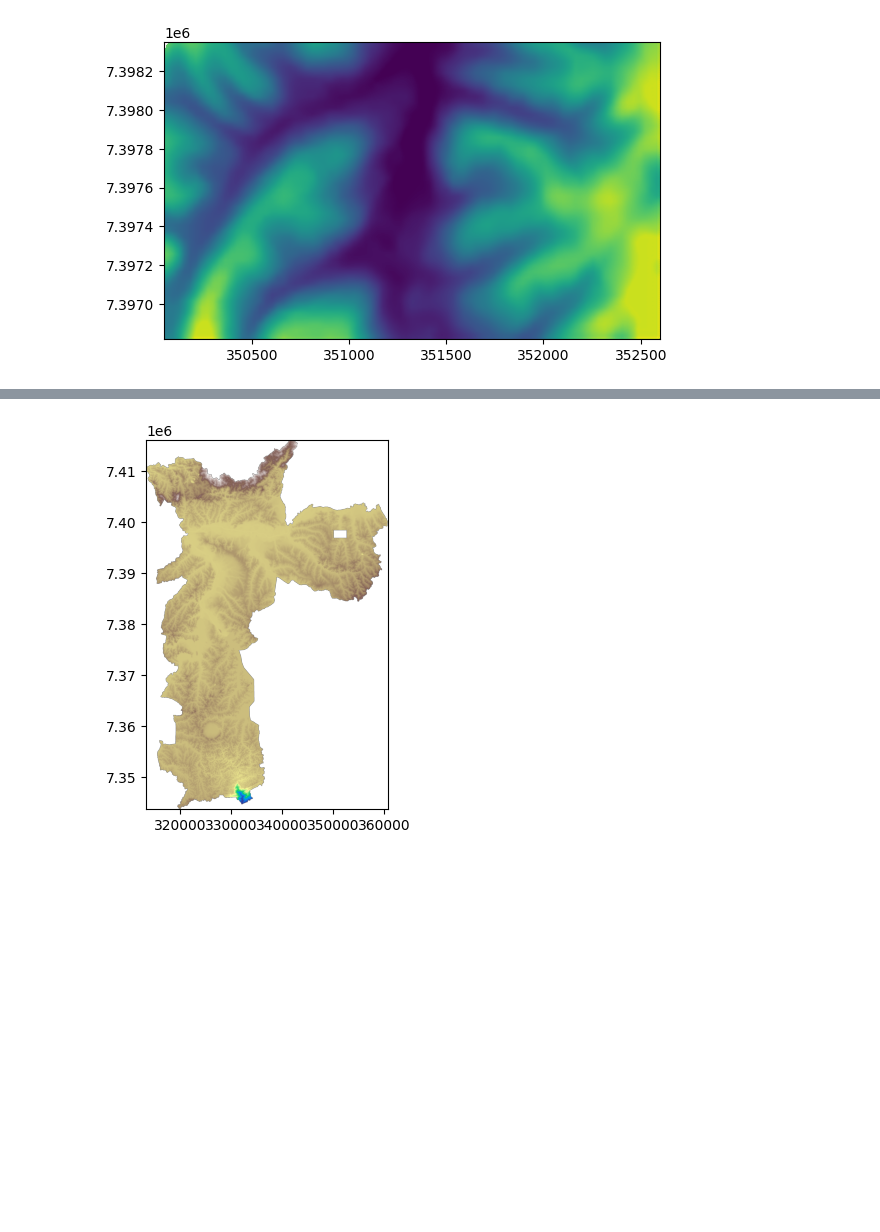
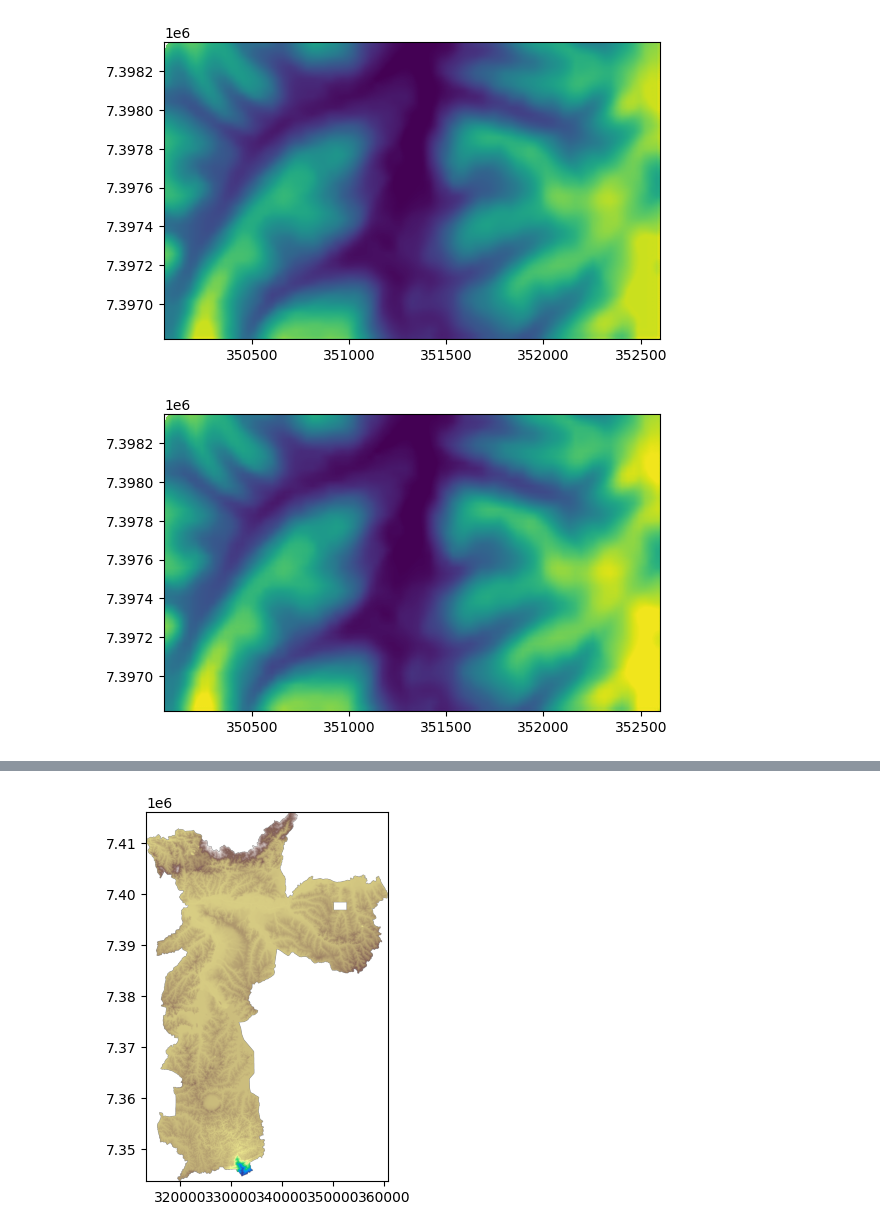
Before and after one commit to anaparraf/capstone_ipt, a Jupyter notebook: src/view.ipynb, the cells around one changed output, grey strips where cells are left out. Saved outputs shown, nothing was run; the diff lists cells and outputs as text; code cells hidden in the pictures; blank space fills up the shorter version.

```diff
--- a/src/view.ipynb
+++ b/src/view.ipynb
@@ -14,4 +14,12 @@ with rasterio.open(fp) as src:
     show(src)
 # %% [output]
 [figure]
+# %%
+import rasterio
+from rasterio.plot import show
+fp = "../output/anadem_u_net2.tif"
+with rasterio.open(fp) as src:
+    show(src)
+# %% [output]
+[figure, added]
 # %%
```
Also changed, not shown: parts of 1 cell of this notebook, 14 other files.
